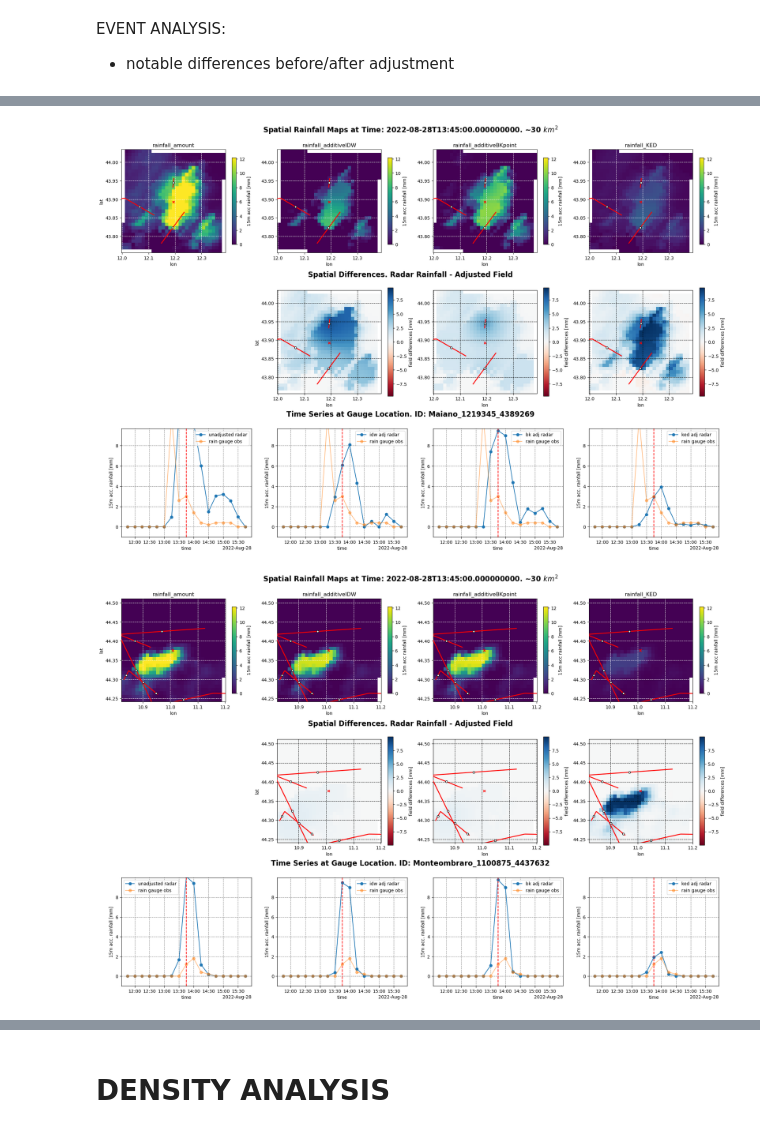
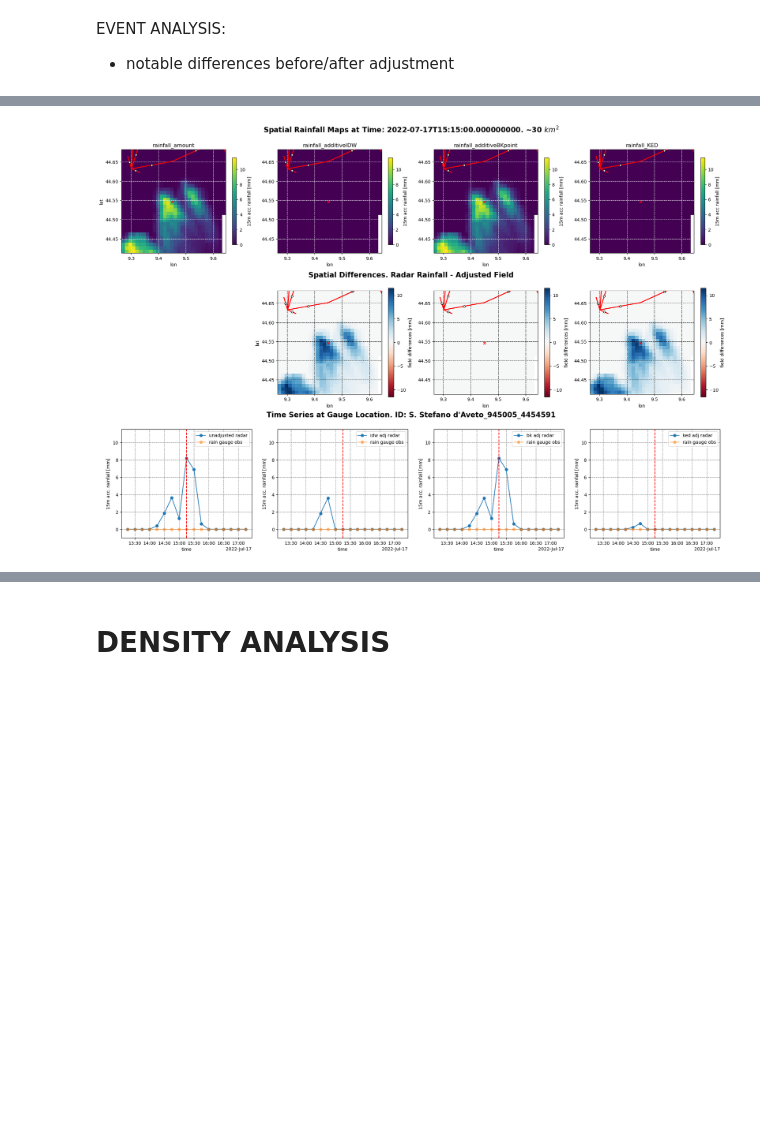
Before and after one commit to EliaCovi/radar_adjustment_intercomparison, a Jupyter notebook: 4_adjustment_analysis.ipynb, the cells around one changed output, grey strips where cells are left out. Cells and saved outputs as stored; diff of their text form; code cells hidden in the pictures; blank space fills up the shorter version.

```diff
--- a/4_adjustment_analysis.ipynb
+++ b/4_adjustment_analysis.ipynb
@@ -21,8 +21,8 @@ ds_cmls = ds_cmls.R_acc.resample(time = '15min', label='right', closed='right').
 ds_cmls = ds_cmls.reduce(np.nanmean, dim='sublink_id')
 
 # Slice in time
-start = '2022-08-01T00'
-end = '2022-08-31T00'
+start = '2022-07-01T00'
+end = '2022-07-31T00'
 ds_gauges = ds_gauges.sel(time = slice(start, end))
 ds_rad = ds_rad.sel(time = slice(start, end))
 ds_cmls = ds_cmls.sel(time = slice(start, end))
@@ -389,7 +371,7 @@ for t in test.time.values:
 # %%
 # SELECT TIME AND RAIN GAUGES
-seltime = '2022-08-28T13:45:00.000000000'
-selids = ['Maiano_1219345_4389269','Monteombraro_1100875_4437632','Bardi_973284_4463379']
+seltime = '2022-07-17T15:15:00.000000000'
+selids = ["S. Stefano d'Aveto_945005_4454591"]
 # area [km2] to display around the station
 area_maps = 30
 # how many hours to display before and after seltime
@@ -456,32 +438,31 @@ for sid in selids:
         ax[1,i].scatter(gdf.middle_lon, gdf.middle_lat, color='white', edgecolor='black', s=20, zorder=6)
 
     ax[1,1].set_ylabel('lat')
 
     # plot time series
     interval = slice(np.datetime64(seltime)-np.timedelta64(deltah_timeline,'h'),
                      np.datetime64(seltime)+np.timedelta64(deltah_timeline,'h'))
     ds_gauges.rainfall_radar.sel(id=sid, time=interval).plot.line(ax=ax[2,0], marker='o', label='unadjusted radar')
     ds_gauges.rainfall_amount.sel(id=sid, time=interval).plot.line(ax=ax[2,0], marker='o', label='rain gauge obs', alpha=.5)
     ds_gauges.adjust_idw.sel(id=sid, time=interval).plot.line(ax=ax[2,1], marker='o', label='idw adj radar')
     ds_gauges.rainfall_amount.sel(id=sid, time=interval).plot.line(ax=ax[2,1], marker='o', label='rain gauge obs', alpha=.5)
     ds_gauges.adjust_bk.sel(id=sid, time=interval).plot.line(ax=ax[2,2], marker='o', label='bk adj radar')
     ds_gauges.rainfall_amount.sel(id=sid, time=interval).plot.line(ax=ax[2,2], marker='o', label='rain gauge obs', alpha=.5)
     ds_gauges.adjust_ked.sel(id=sid, time=interval).plot.line(ax=ax[2,3], marker='o', label='ked adj radar')
     ds_gauges.rainfall_amount.sel(id=sid, time=interval).plot.line(ax=ax[2,3], marker='o', label='rain gauge obs', alpha=.5)
     for i in range(4):
         ax[2,i].grid(linestyle='--', c='gray')
         ax[2,i].axvline(x=np.datetime64(seltime), c='red', linestyle='--')
         ax[2,i].set_ylim([-1, vmax])
         ax[2,i].legend()
         ax[2,i].set_ylabel('15m acc. rainfall [mm]')
         ax[2,i].set_title('')
 
     fig.text(0.5, 0.95, 'Spatial Rainfall Maps at Time: '+seltime+'. ~'+str(area_maps)+' $km^2$', ha='center', fontsize=16, fontweight='bold')
     fig.text(0.5, 0.65, 'Spatial Differences. Radar Rainfall - Adjusted Field', ha='center', fontsize=16, fontweight='bold')
     fig.text(0.5, 0.36, 'Time Series at Gauge Location. ID: '+sid, ha='center', fontsize=16, fontweight='bold')
     plt.subplots_adjust(hspace=0.3, top=0.92)
 
     fig.delaxes(ax[1,0])
 # %% [output]
-[figure, old version]
+[figure, new version]
-[figure, removed]
```
Also changed, not shown: parts of 26 cells of this notebook.
